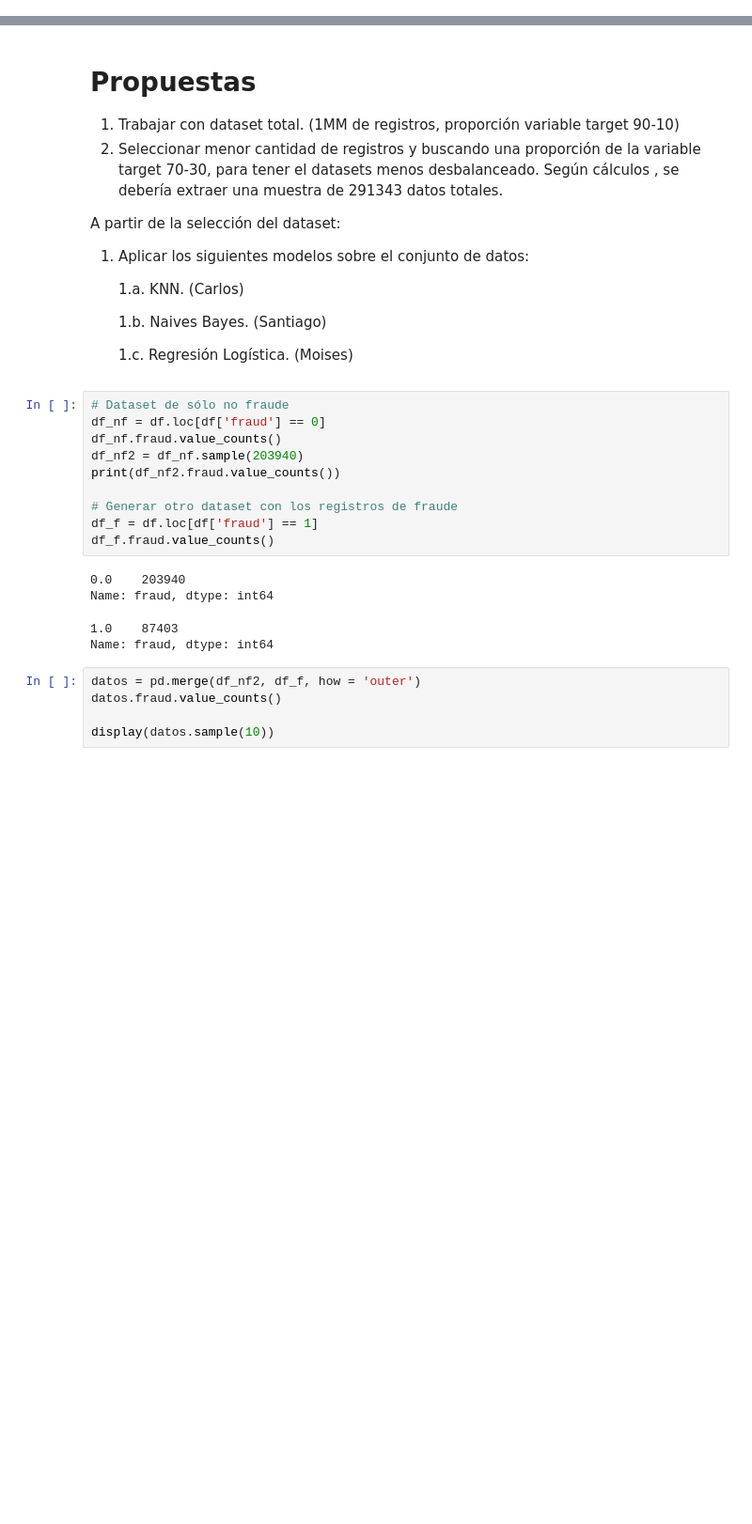
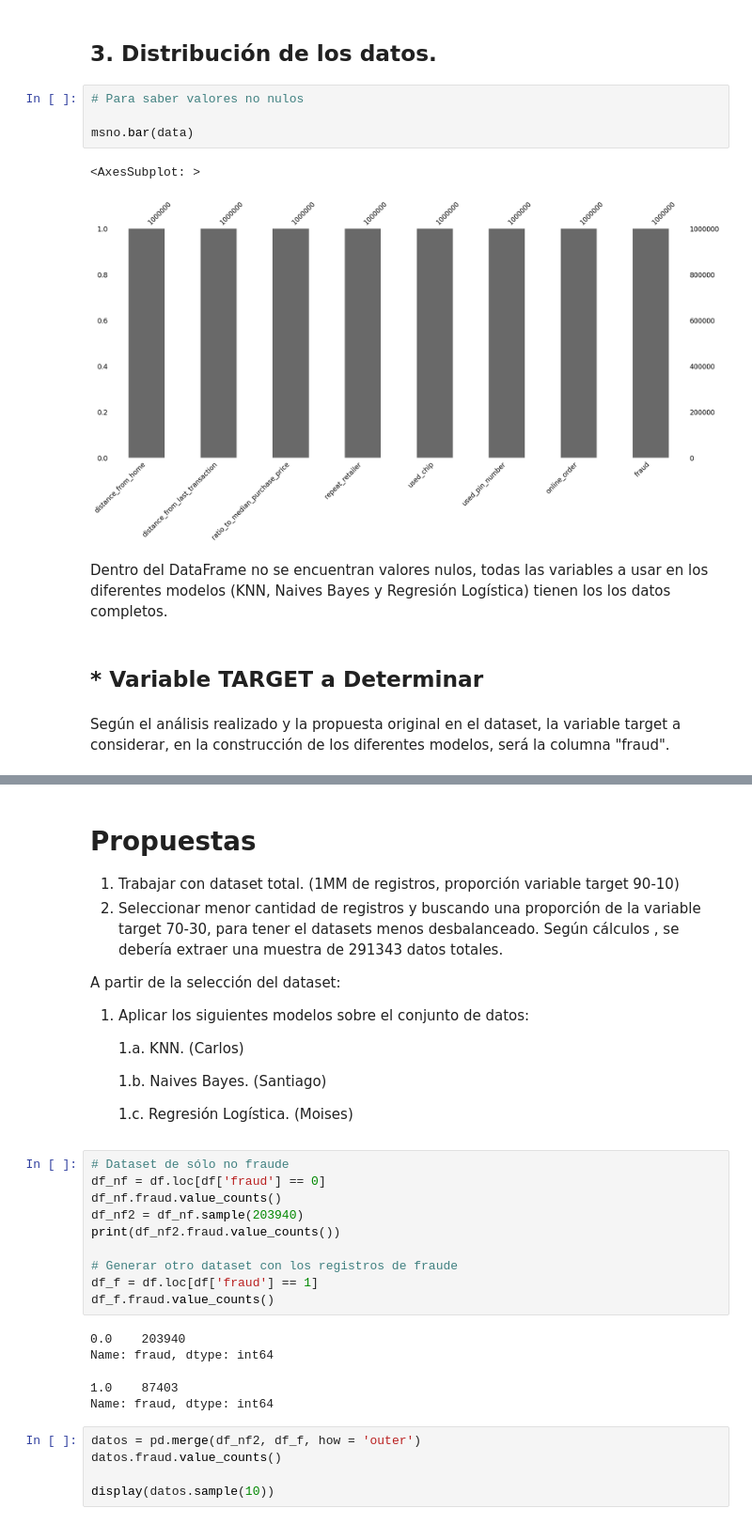
Before and after one commit to asasa293/limpieza_datos, a Jupyter notebook: TP3/TP3 - Moises.ipynb, the cells around one changed output, grey strips where cells are left out. Shown: that part at 94% size. Cells and saved outputs as stored; diff of their text form; blank space fills up the shorter version.

```diff
--- a/TP3/TP3 - Moises.ipynb
+++ b/TP3/TP3 - Moises.ipynb
@@ -15 +85,16 @@ df.head()
+# %% [markdown]
+## 3. Distribución de los datos.
+# %%
+# Para saber valores no nulos
+
+msno.bar(data)
+# %% [output]
+<AxesSubplot: >
+[figure, added]
+# %% [markdown]
+Dentro del DataFrame no se encuentran valores nulos, todas las variables a usar en los diferentes modelos (KNN, Naives Bayes y Regresión Logística) tienen los los datos completos.
+# %% [markdown]
+## * Variable TARGET a Determinar
+# %% [markdown]
+Según el análisis realizado y la propuesta original en el dataset, la variable target a considerar, en la construcción de los diferentes modelos,  será la columna "fraud".
 # %%
```
Also changed, not shown: parts of 31 cells of this notebook.
